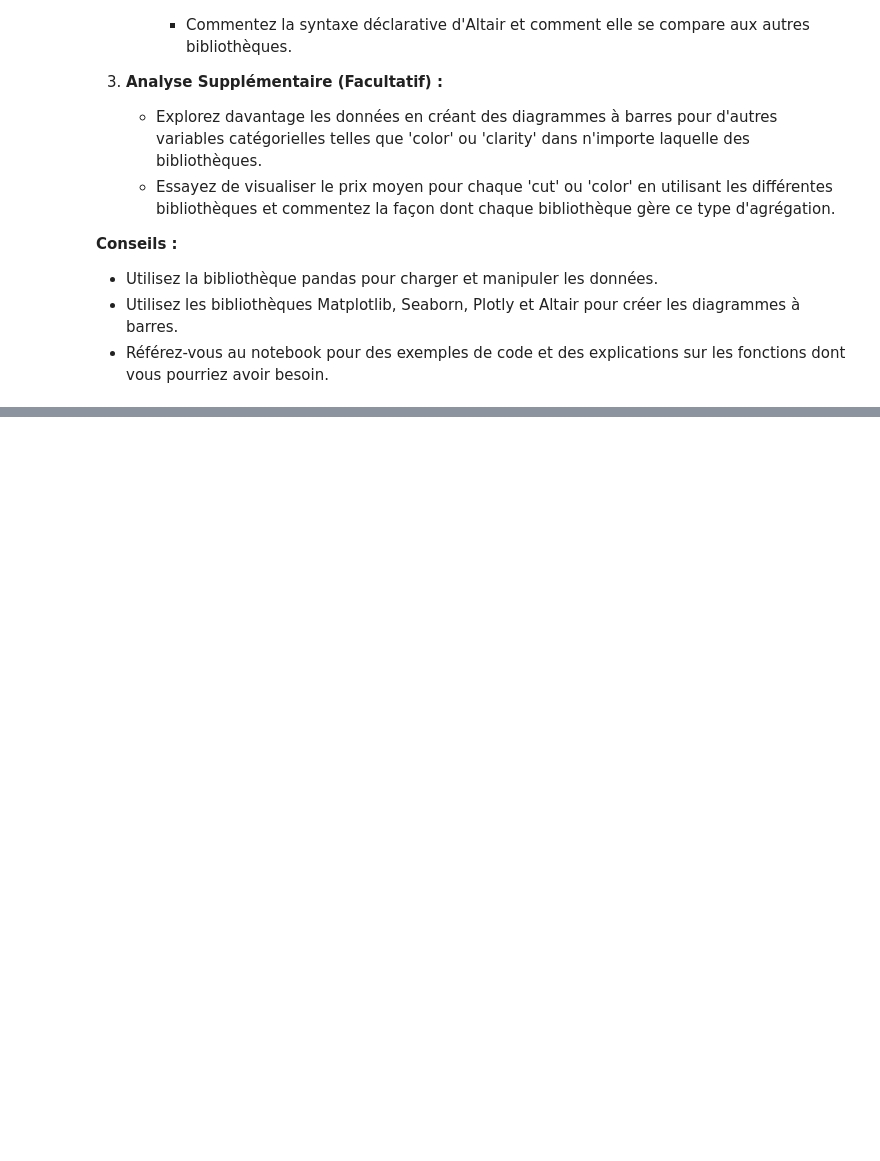
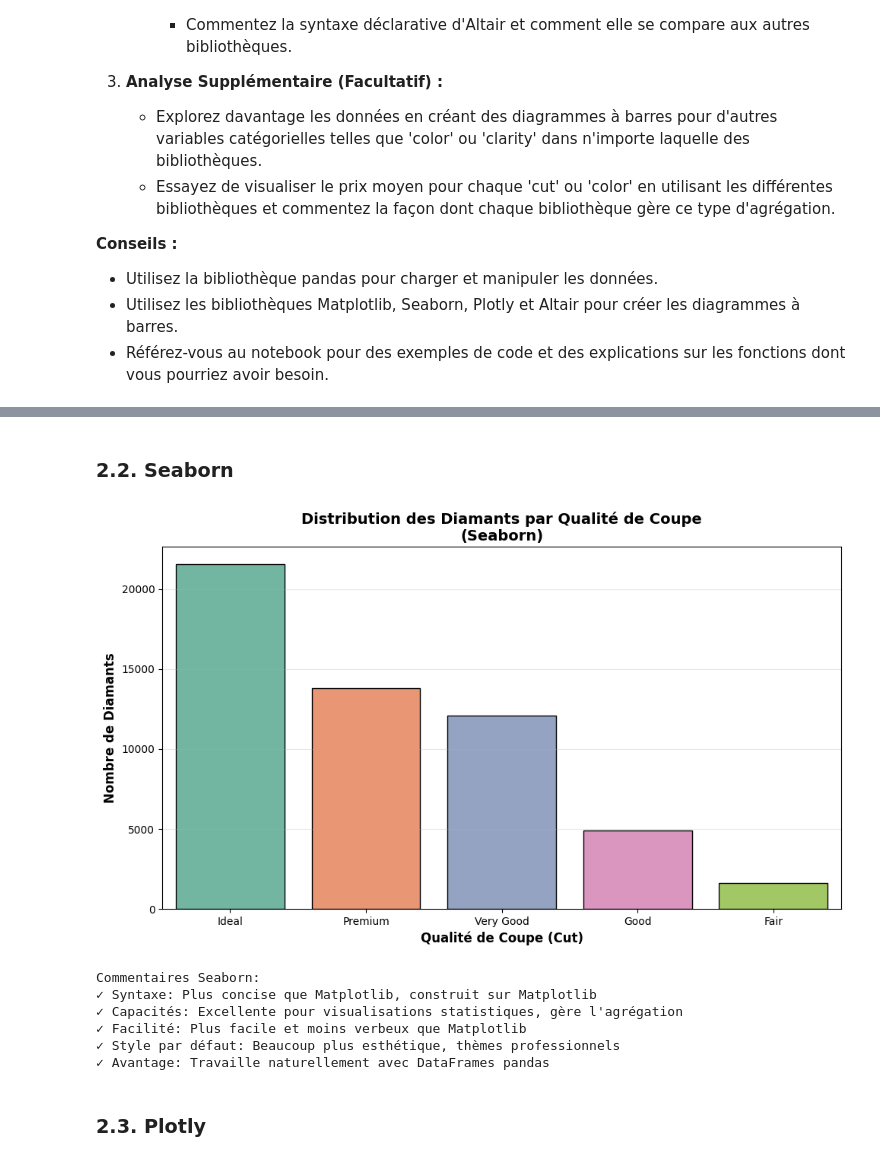
Before and after one commit to rosanajurdi/Data_Visualization_Course_2026, a Jupyter notebook: lab-sessions/lab2-barplots.ipynb, the cells around one changed output, grey strips where cells are left out. Saved outputs shown, nothing was run; the diff lists cells and outputs as text; code cells hidden in the pictures; blank space fills up the shorter version.

```diff
--- a/lab-sessions/lab2-barplots.ipynb
+++ b/lab-sessions/lab2-barplots.ipynb
@@ -88,0 +172,25 @@ Vous disposez d'un ensemble de données contenant des informations sur divers di
+# %% [markdown]
+### 2.2. Seaborn
+# %%
+# Créer le diagramme à barres avec Seaborn
+diamonds_by_cut_df = df['cut'].value_counts().reset_index()
+diamonds_by_cut_df.columns = ['cut', 'count']
+
+fig, ax = plt.subplots(figsize=(10, 6))
+sns.barplot(data=diamonds_by_cut_df, x='cut', y='count', palette='Set2', ax=ax, edgecolor='black')
+ax.set_xlabel('Qualité de Coupe (Cut)', fontsize=12, fontweight='bold')
+ax.set_ylabel('Nombre de Diamants', fontsize=12, fontweight='bold')
+ax.set_title('Distribution des Diamants par Qualité de Coupe\n(Seaborn)', fontsize=14, fontweight='bold')
+ax.grid(axis='y', alpha=0.3)
+plt.tight_layout()
+plt.show()
+# %% [output]
+[figure, added]
+Commentaires Seaborn:
+✓ Syntaxe: Plus concise que Matplotlib, construit sur Matplotlib
+✓ Capacités: Excellente pour visualisations statistiques, gère l'agrégation
+✓ Facilité: Plus facile et moins verbeux que Matplotlib
+✓ Style par défaut: Beaucoup plus esthétique, thèmes professionnels
+✓ Avantage: Travaille naturellement avec DataFrames pandas
+# %% [markdown]
+### 2.3. Plotly
```
Also changed, not shown: parts of 15 cells of this notebook.
